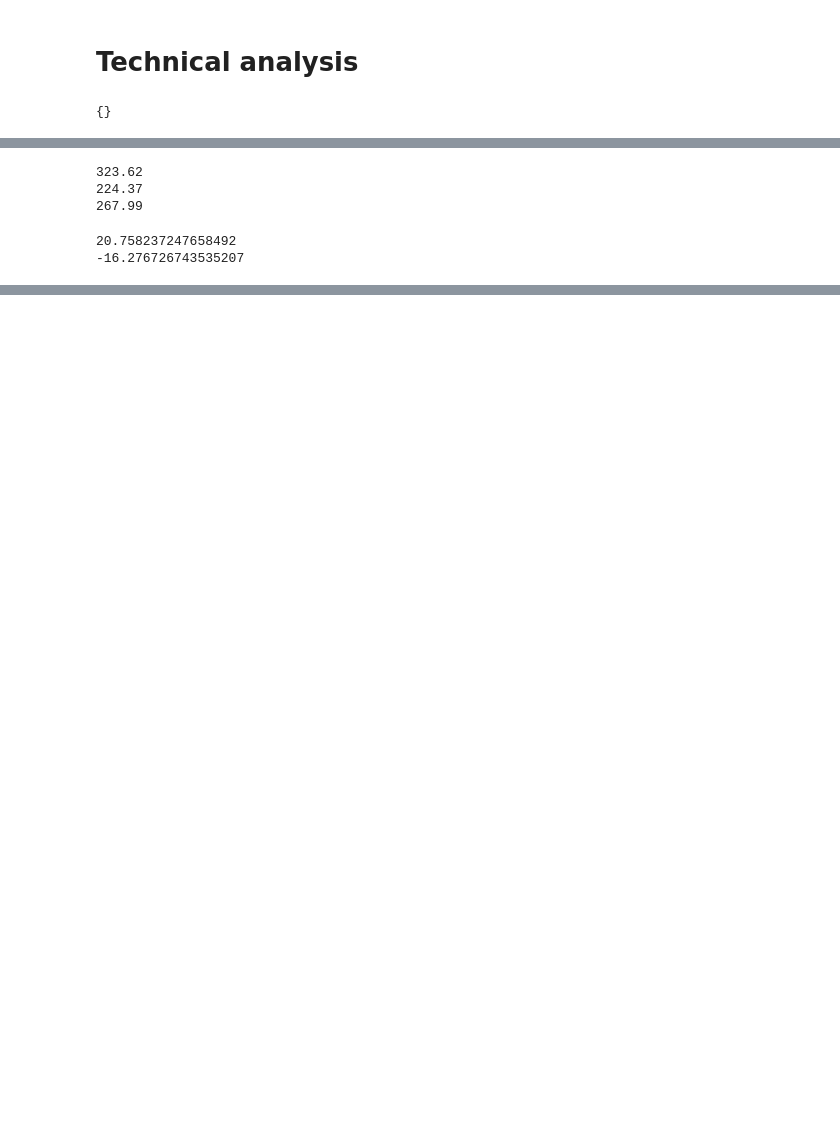
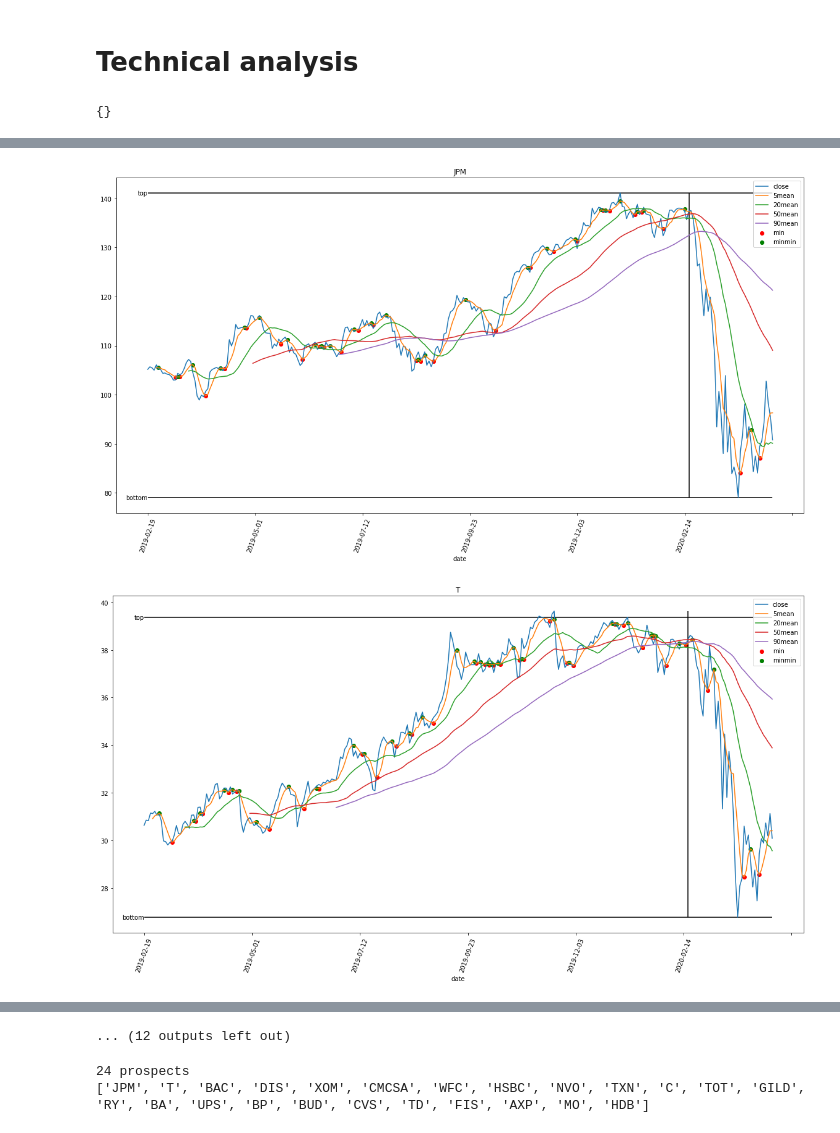
Before and after one commit to simon0191/tech-analysis, a Jupyter notebook: Technical analysis.ipynb, the cells around one changed output, grey strips where cells are left out. Drawn from its saved outputs; the diff is of its cells as text; code cells hidden in the pictures; blank space fills up the shorter version.

```diff
--- a/Technical analysis.ipynb
+++ b/Technical analysis.ipynb
@@ -170,19 +135,36 @@ plt.vlines(covid_crash, 0, max(histpriceconcat['close']))
-# %%
-bottom = min(histpriceconcat[covid_crash:]['close'])
-top = max(histpriceconcat[covid_crash:]['close'])
-curr = histpriceconcat['close'][-1]
-print(top)
-print(bottom)
-print(curr)
-# %% [output]
-323.62
-224.37
-267.99
-# %%
-potential_gain = ((top - curr)/curr) * 100
-potential_loss = ((bottom - curr)/curr) * 100
-print(potential_gain)
-print(potential_loss)
-# %% [output]
-20.758237247658492
--16.276726743535207
+# %%
+def labeled_hline(y, xmin, xmax, label):
+    plt.hlines(y=y, xmin=xmin, xmax=xmax)
+    plt.text(xmin, y, label, ha='right', va='center')
+
+def plot_prospect(symbol, data, indicators):
+    #set_trace()
+    #divide all dataframe by first line of data to enable comparison
+    #histpriceconcat = histpriceconcat/histpriceconcat.iloc[0]
+
+    #for i, col in enumerate(histpriceconcat.columns):
+    plt.title(f"{symbol}")
+
+    data['close'].plot()
+    data['5mean'].plot()
+    data['20mean'].plot()
+    data['50mean'].plot()
+    data['90mean'].plot()
+
+    plt.scatter(data.index, data['min'], c='r')
+    plt.scatter(data.index, data['max'], c='g')
+
+    plt.xticks(rotation=70)
+    plt.legend(data.columns)
+    #
+    plt.vlines(COVID_CRASH, min(data['close']), max(data['close']))
+    for ind in ['bottom', 'top']:
+        labeled_hline(indicators[ind], data.index[0], data.index[-1], ind)
+
+    plt.show()
+# %%
+for (sym, rate, indicators, data) in prospects:
+    plot_prospect(sym, data, indicators)
+# %% [output]
+[figure, added]
+[figure, added]
@@ -188,0 +181,7 @@ print(potential_loss)
+... (12 outputs left out)
+# %%
+print(f"{len(prospects)} prospects")
+print([symbol for (symbol, _, _, _) in prospects])
+# %% [output]
+24 prospects
+['JPM', 'T', 'BAC', 'DIS', 'XOM', 'CMCSA', 'WFC', 'HSBC', 'NVO', 'TXN', 'C', 'TOT', 'GILD', 'RY', 'BA', 'UPS', 'BP', 'BUD', 'CVS', 'TD', 'FIS', 'AXP', 'MO', 'HDB']
```
Also changed, not shown: parts of 5 cells of this notebook.
